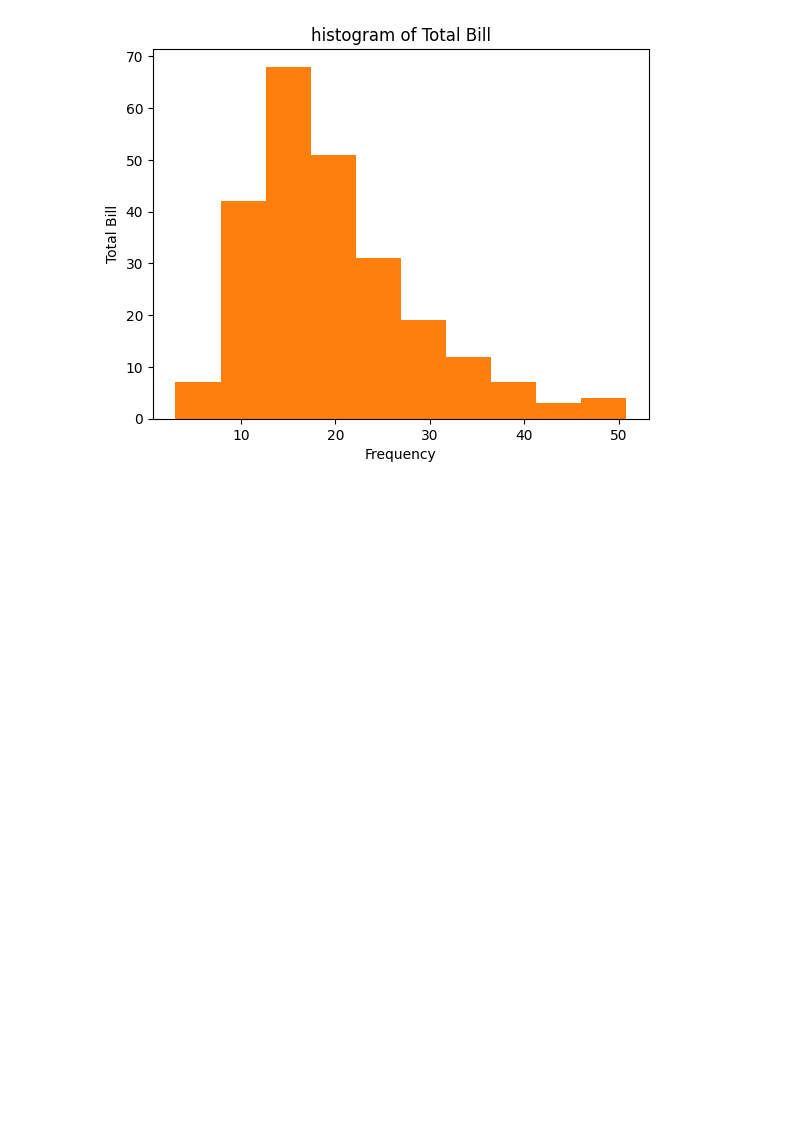
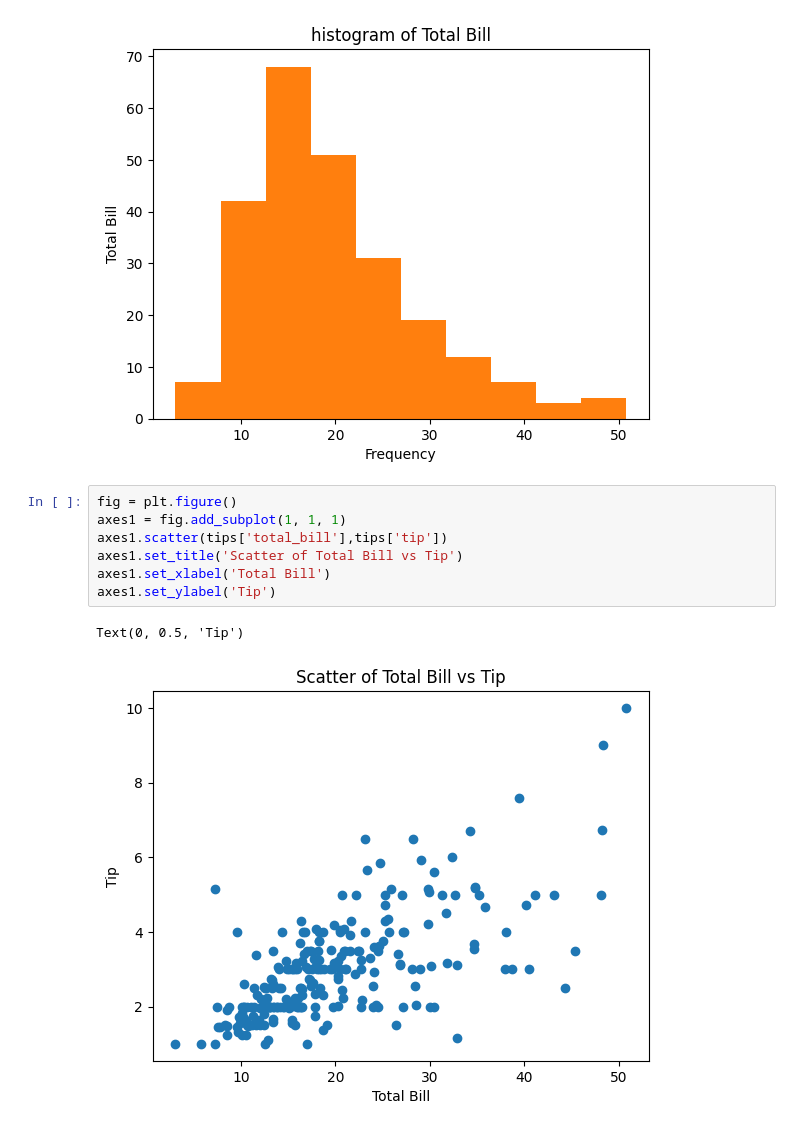
Before and after one commit to CHYHEE/Python, a Jupyter notebook: lesson_pandas_4.ipynb, the cells around one changed output. Drawn from its saved outputs; the diff is of its cells as text; blank space fills up the shorter version.

```diff
--- a/lesson_pandas_4.ipynb
+++ b/lesson_pandas_4.ipynb
@@ -114,3 +119,13 @@ axes1.set_ylabel('Total Bill')
 fig
 # %% [output]
 [figure]
+# %%
+fig = plt.figure()
+axes1 = fig.add_subplot(1, 1, 1)
+axes1.scatter(tips['total_bill'],tips['tip'])
+axes1.set_title('Scatter of Total Bill vs Tip')
+axes1.set_xlabel('Total Bill')
+axes1.set_ylabel('Tip')
+# %% [output]
+Text(0, 0.5, 'Tip')
+[figure, added]
```
Also changed, not shown: parts of 11 cells of this notebook.
